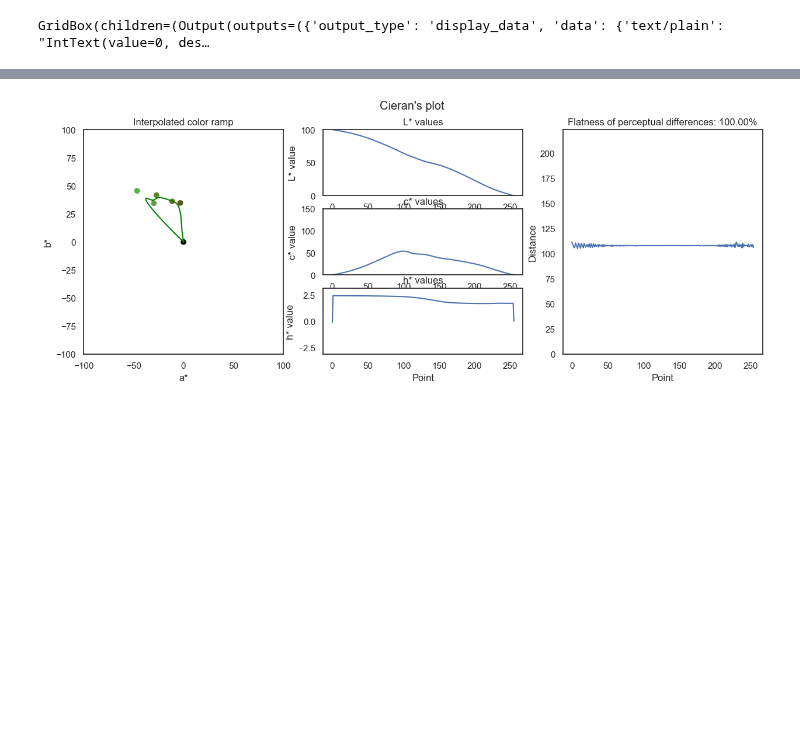
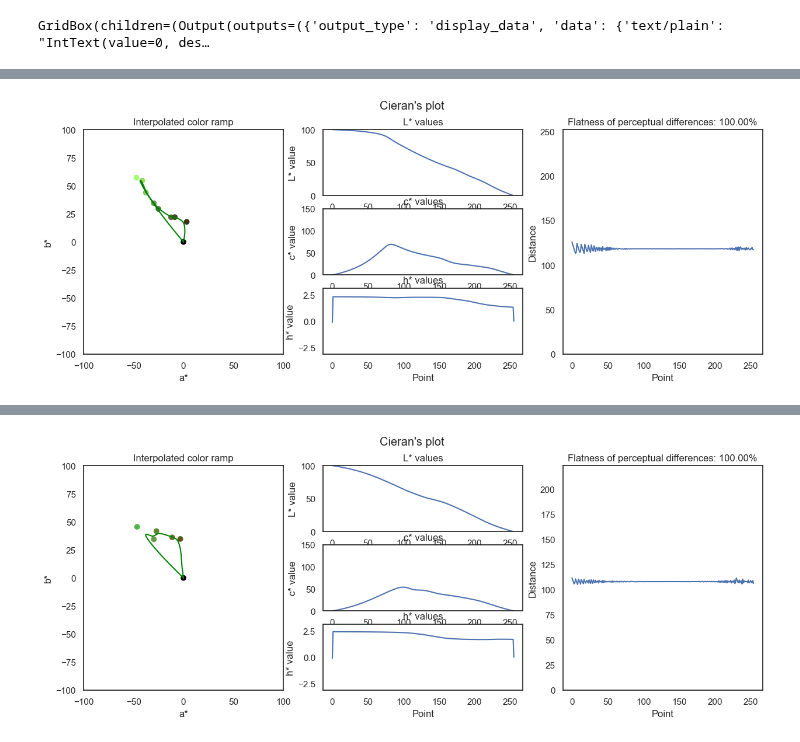
Before and after one commit to matthhong/cieran, a Jupyter notebook: Cieran.ipynb, the cells around one changed output, grey strips where cells are left out. Cells and saved outputs as stored; diff of their text form; code cells hidden in the pictures; blank space fills up the shorter version.

```diff
--- a/Cieran.ipynb
+++ b/Cieran.ipynb
@@ -73,0 +45,4 @@ np.dot(cie._ranked_results[1].features, cie._env.reward_weights)
+# %%
+cie._ranked_results[1].plot_all()
+# %% [output]
+[figure, added]
```
Also changed, not shown: parts of 26 cells of this notebook, 2 other files.
